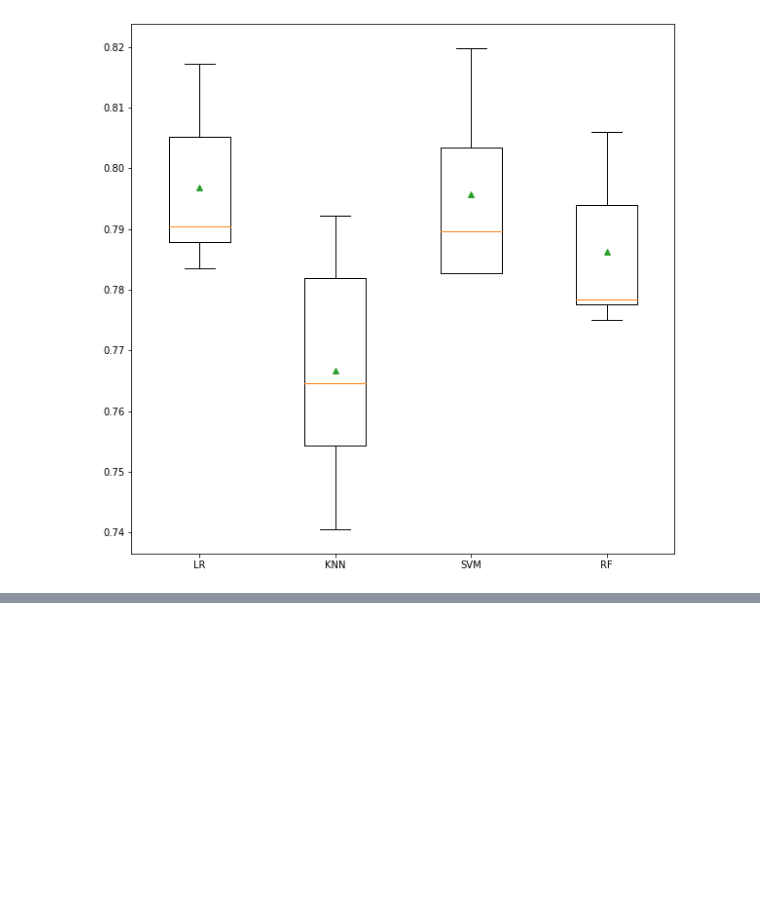
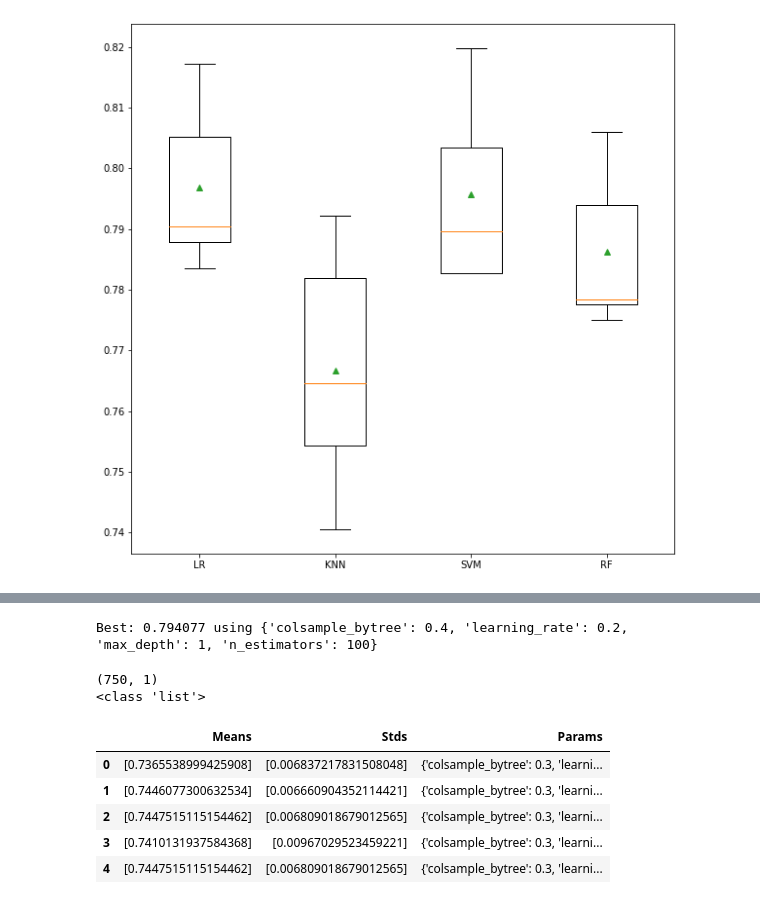
Before and after one commit to connorcapitolo/Spaceship-Titanic, a Jupyter notebook: notebooks/spaceship_eda.ipynb, the cells around one changed output, grey strips where cells are left out. Cells and saved outputs as stored; diff of their text form; code cells hidden in the pictures; blank space fills up the shorter version.

Commit message:
Using XGBoost with GridSearchCV within Jupyter Notebook

```diff
--- a/notebooks/spaceship_eda.ipynb
+++ b/notebooks/spaceship_eda.ipynb
@@ -1064,0 +1102,5 @@ RF has a mean of 0.786 and a standard deviation of 0.012
+# %%
+model = XGBClassifier(
+    random_state=109,
+    n_jobs=-1,
+)
@@ -1064,0 +1109,7 @@ RF has a mean of 0.786 and a standard deviation of 0.012
+# %%
+# define the evaluation procedure
+kfold = model_selection.KFold(
+    n_splits=5,
+    shuffle=True,
+    random_state=109,
+)
@@ -1064,0 +1149,46 @@ RF has a mean of 0.786 and a standard deviation of 0.012
+# %%
+n_estimators = [25, 50, 100, 150, 200]
+max_depth = [1, 2, 4, 6, 8]
+learning_rate = [0.0001, 0.001, 0.01, 0.1, 0.2]
+colsample_bytree = [0.3, 0.4, 0.5, 0.6, 0.7, 0.8]
+
+param_grid = dict(
+    max_depth=max_depth,
+    n_estimators=n_estimators,
+    learning_rate=learning_rate,
+    colsample_bytree=colsample_bytree,
+)
+# %%
+%%time
+
+# completed in 3750 fits in 10 minutes (.16 seconds per fit on average)
+grid_search = GridSearchCV(
+    model, param_grid, scoring="accuracy", n_jobs=-1, cv=kfold, verbose=2
+)
+grid_result = grid_search.fit(X_train, y_train)
+# %%
+# summarize results
+print("Best: %f using %s" % (grid_result.best_score_, grid_result.best_params_))
+# %% [output]
+Best: 0.794077 using {'colsample_bytree': 0.4, 'learning_rate': 0.2, 'max_depth': 1, 'n_estimators': 100}
+# %%
+means = grid_result.cv_results_["mean_test_score"][:, np.newaxis]
+print(means.shape)
+stds = grid_result.cv_results_["std_test_score"][:, np.newaxis]
+params = grid_result.cv_results_["params"]
+print(type(params))
+
+
+xgb_dict_results = {"Means": list(means), "Stds": list(stds), "Params": params}
+
+xgb_df = pd.DataFrame(xgb_dict_results)
+xgb_df.head()
+# %% [output]
+(750, 1)
+<class 'list'>
+|  | Means | Stds | Params |
+| 0 | [0.7365538999425908] | [0.006837217831508048] | {'colsample_bytree': 0.3, 'learni... |
+| 1 | [0.7446077300632534] | [0.006660904352114421] | {'colsample_bytree': 0.3, 'learni... |
+| 2 | [0.7447515115154462] | [0.006809018679012565] | {'colsample_bytree': 0.3, 'learni... |
+| 3 | [0.7410131937584368] | [0.00967029523459221] | {'colsample_bytree': 0.3, 'learni... |
+| 4 | [0.7447515115154462] | [0.006809018679012565] | {'colsample_bytree': 0.3, 'learni... |
```
Also changed, not shown: parts of 11 cells of this notebook.
